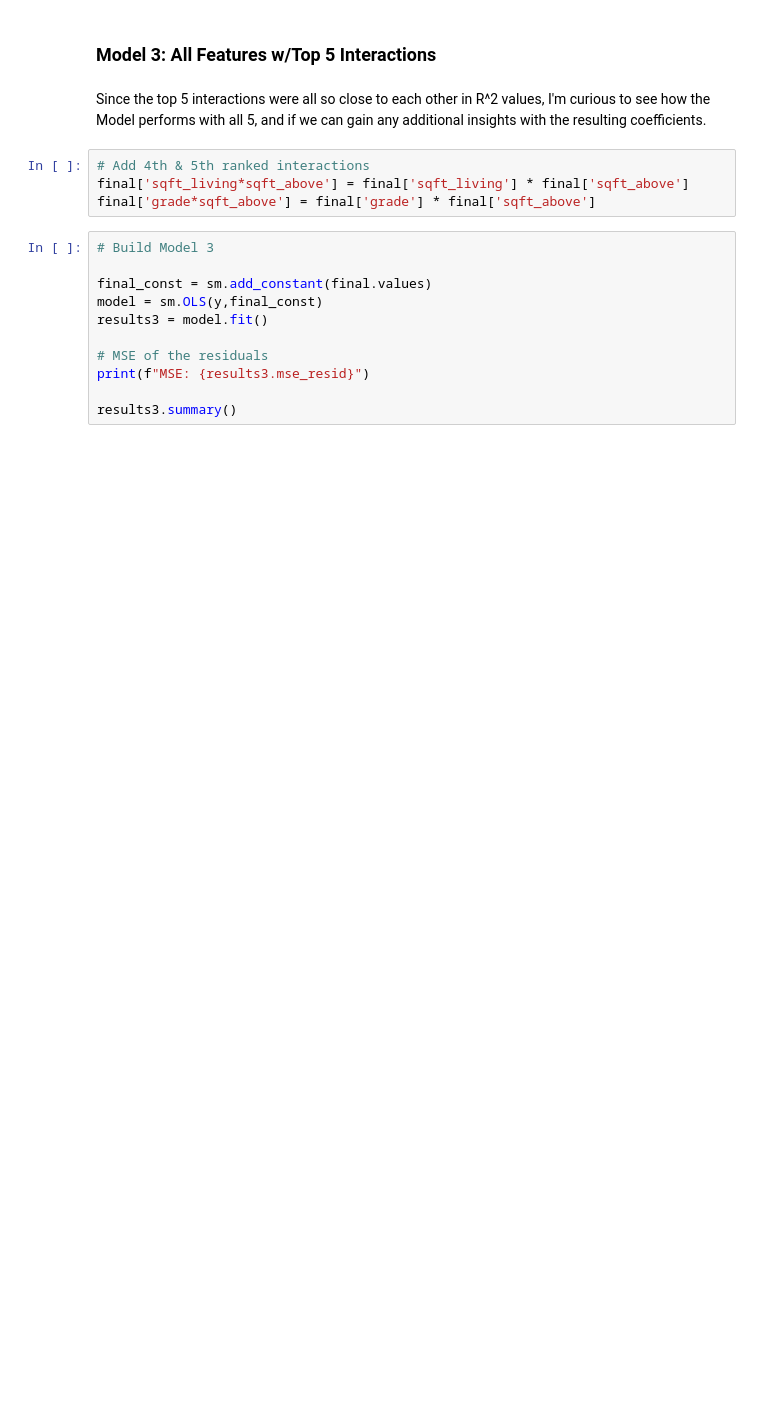
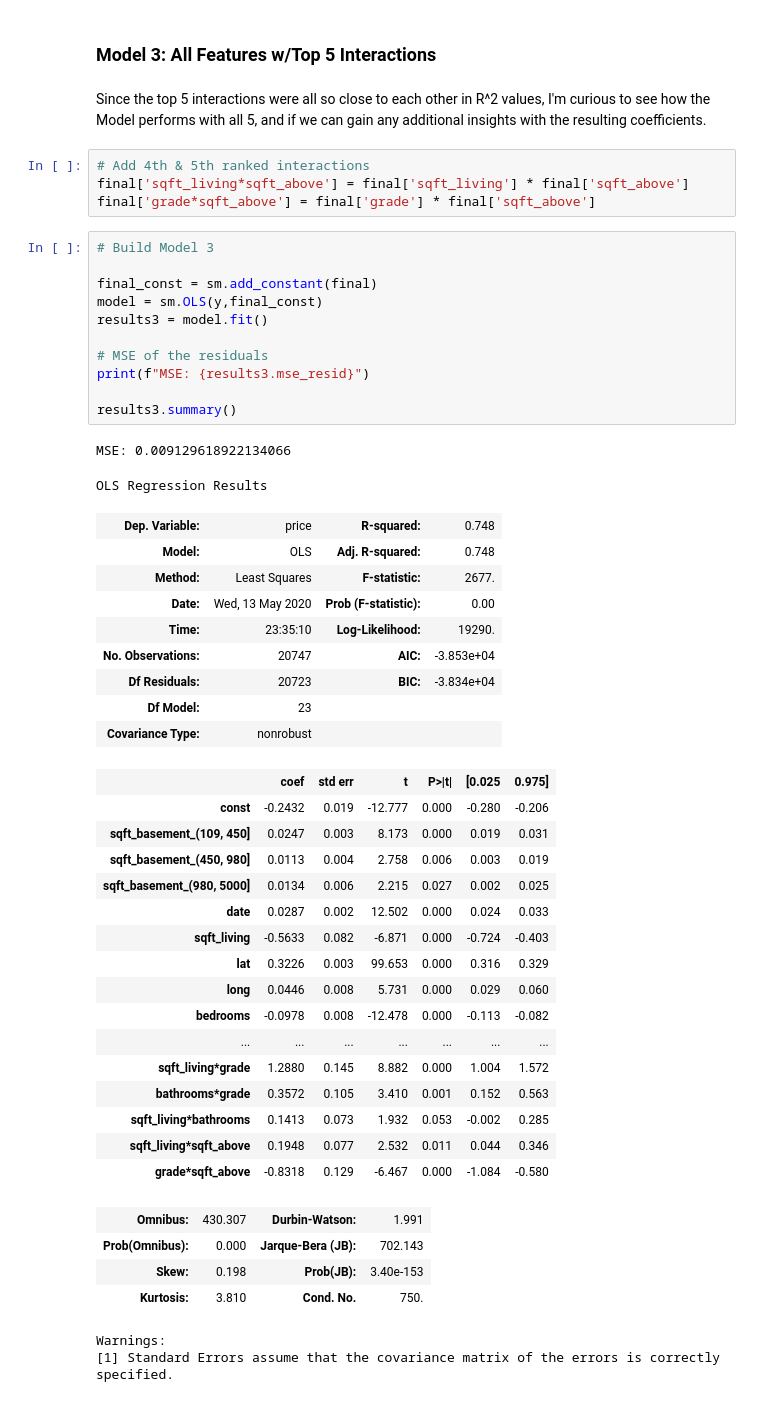
Before and after one commit to JessicaFB/Flipping-Houses-Strategy, a Jupyter notebook: student.ipynb, the cells around one changed output. Saved outputs shown, nothing was run; the diff lists cells and outputs as text; blank space fills up the shorter version.

```diff
--- a/student.ipynb
+++ b/student.ipynb
@@ -655,14 +747,48 @@ final['grade*sqft_above'] = final['grade'] * final['sqft_above']
 # %%
 # Build Model 3
 
-final_const = sm.add_constant(final.values)
+final_const = sm.add_constant(final)
 model = sm.OLS(y,final_const)
 results3 = model.fit()
 
 # MSE of the residuals
 print(f"MSE: {results3.mse_resid}")
 
 results3.summary()
+# %% [output]
+MSE: 0.009129618922134066
+OLS Regression Results
+| Dep. Variable: | price | R-squared: | 0.748 |
+| Model: | OLS | Adj. R-squared: | 0.748 |
+| Method: | Least Squares | F-statistic: | 2677. |
+| Date: | Wed, 13 May 2020 | Prob (F-statistic): | 0.00 |
+| Time: | 23:35:10 | Log-Likelihood: | 19290. |
+| No. Observations: | 20747 | AIC: | -3.853e+04 |
+| Df Residuals: | 20723 | BIC: | -3.834e+04 |
+| Df Model: | 23 |  |  |
+| Covariance Type: | nonrobust |  |  |
+|  | coef | std err | t | P>|t| | [0.025 | 0.975] |
+| const | -0.2432 | 0.019 | -12.777 | 0.000 | -0.280 | -0.206 |
+| sqft_basement_(109, 450] | 0.0247 | 0.003 | 8.173 | 0.000 | 0.019 | 0.031 |
+| sqft_basement_(450, 980] | 0.0113 | 0.004 | 2.758 | 0.006 | 0.003 | 0.019 |
+| sqft_basement_(980, 5000] | 0.0134 | 0.006 | 2.215 | 0.027 | 0.002 | 0.025 |
+| date | 0.0287 | 0.002 | 12.502 | 0.000 | 0.024 | 0.033 |
+| sqft_living | -0.5633 | 0.082 | -6.871 | 0.000 | -0.724 | -0.403 |
+| lat | 0.3226 | 0.003 | 99.653 | 0.000 | 0.316 | 0.329 |
+| long | 0.0446 | 0.008 | 5.731 | 0.000 | 0.029 | 0.060 |
+| bedrooms | -0.0978 | 0.008 | -12.478 | 0.000 | -0.113 | -0.082 |
+| ... | ... | ... | ... | ... | ... | ... |
+| sqft_living*grade | 1.2880 | 0.145 | 8.882 | 0.000 | 1.004 | 1.572 |
+| bathrooms*grade | 0.3572 | 0.105 | 3.410 | 0.001 | 0.152 | 0.563 |
+| sqft_living*bathrooms | 0.1413 | 0.073 | 1.932 | 0.053 | -0.002 | 0.285 |
+| sqft_living*sqft_above | 0.1948 | 0.077 | 2.532 | 0.011 | 0.044 | 0.346 |
+| grade*sqft_above | -0.8318 | 0.129 | -6.467 | 0.000 | -1.084 | -0.580 |
+| Omnibus: | 430.307 | Durbin-Watson: | 1.991 |
+| Prob(Omnibus): | 0.000 | Jarque-Bera (JB): | 702.143 |
+| Skew: | 0.198 | Prob(JB): | 3.40e-153 |
+| Kurtosis: | 3.810 | Cond. No. | 750. |
+Warnings:
+[1] Standard Errors assume that the covariance matrix of the errors is correctly specified.
 # %%
 # Plot q-q for Model 3 residuals
 qqplot(results3)
```
Also changed, not shown: parts of 8 cells of this notebook.
